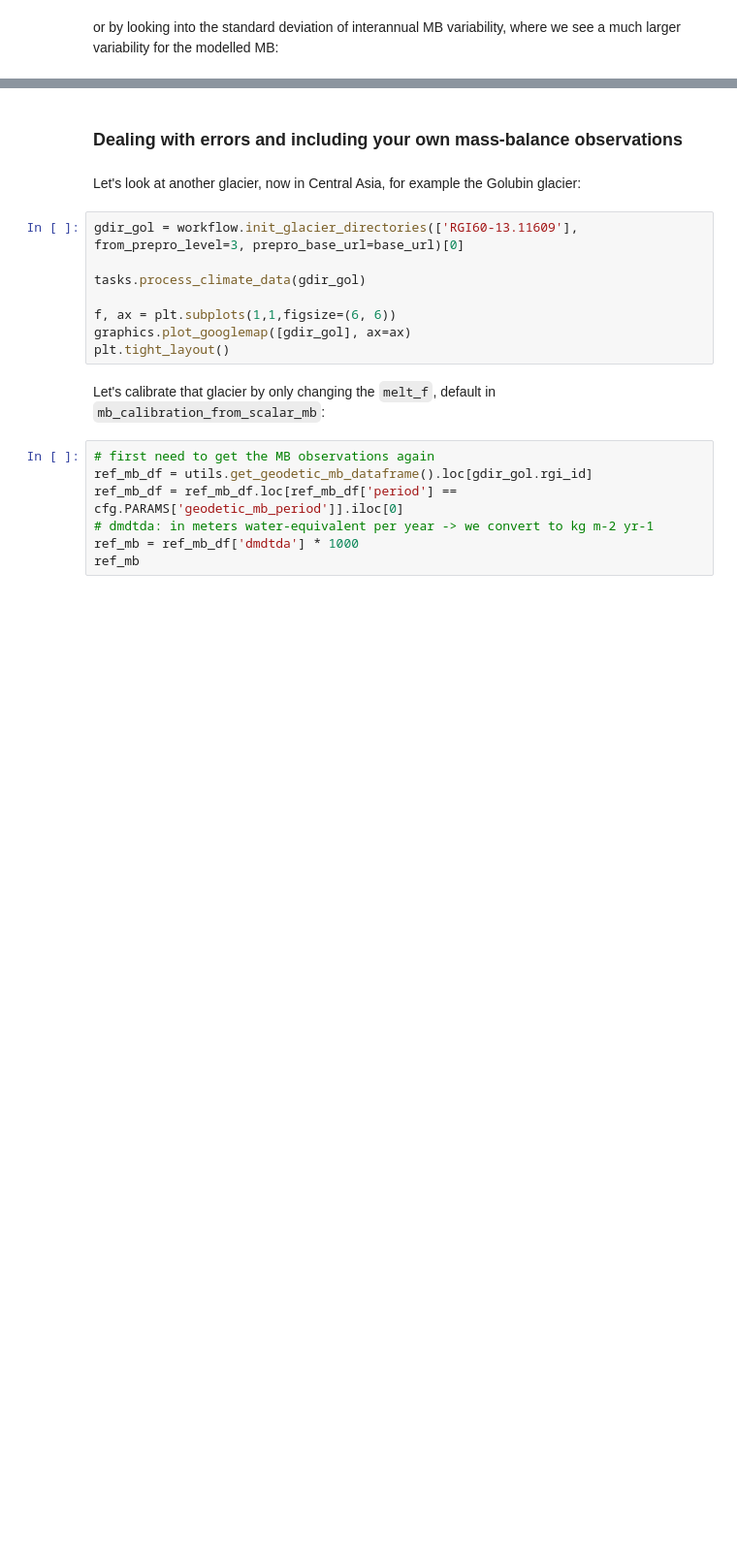
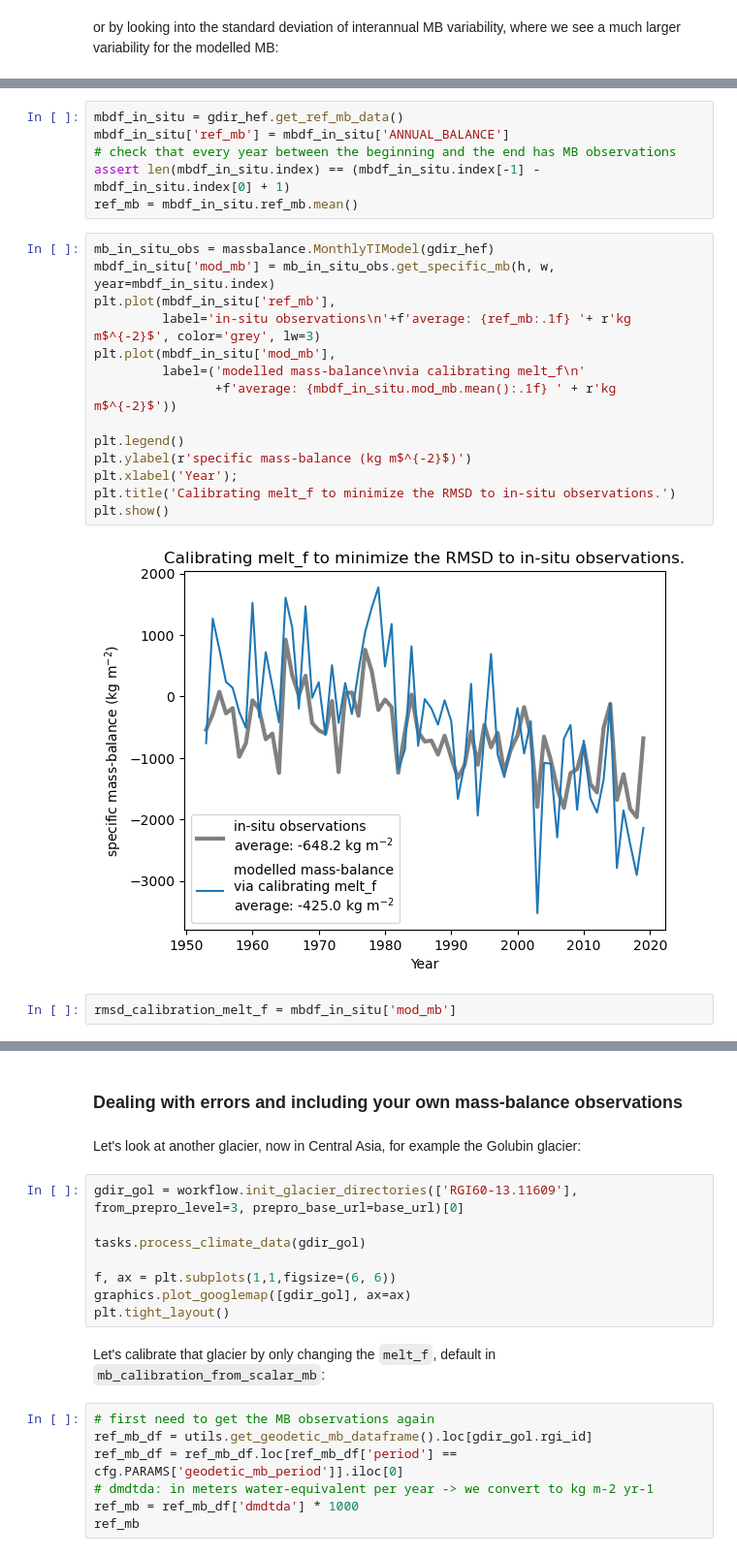
Before and after one commit to OGGM/tutorials, a Jupyter notebook: notebooks/tutorials/massbalance_calibration.ipynb, the cells around one changed output, grey strips where cells are left out. Shown at 97% size. Cells and saved outputs as stored; diff of their text form; blank space fills up the shorter version.

Commit message:
Added examples and a walk through of calibrating with the RMSD loss function.

```diff
--- a/notebooks/tutorials/massbalance_calibration.ipynb
+++ b/notebooks/tutorials/massbalance_calibration.ipynb
@@ -263,0 +399,24 @@ mb_calibration_to_rmsd(gdir_hef, ref_df=mbdf_in_situ['ref_mb'], overwrite_gdir=T
+# %%
+mbdf_in_situ = gdir_hef.get_ref_mb_data()
+mbdf_in_situ['ref_mb'] = mbdf_in_situ['ANNUAL_BALANCE']
+# check that every year between the beginning and the end has MB observations
+assert len(mbdf_in_situ.index) == (mbdf_in_situ.index[-1] - mbdf_in_situ.index[0] + 1)
+ref_mb = mbdf_in_situ.ref_mb.mean()
+# %%
+mb_in_situ_obs = massbalance.MonthlyTIModel(gdir_hef)
+mbdf_in_situ['mod_mb'] = mb_in_situ_obs.get_specific_mb(h, w, year=mbdf_in_situ.index)
+plt.plot(mbdf_in_situ['ref_mb'],
+         label='in-situ observations\n'+f'average: {ref_mb:.1f} '+ r'kg m$^{-2}$', color='grey', lw=3)
+plt.plot(mbdf_in_situ['mod_mb'],
+         label=('modelled mass-balance\nvia calibrating melt_f\n'
+                +f'average: {mbdf_in_situ.mod_mb.mean():.1f} ' + r'kg m$^{-2}$'))
+
+plt.legend()
+plt.ylabel(r'specific mass-balance (kg m$^{-2}$)')
+plt.xlabel('Year');
+plt.title('Calibrating melt_f to minimize the RMSD to in-situ observations.')
+plt.show()
+# %% [output]
+[figure, added]
+# %%
+rmsd_calibration_melt_f = mbdf_in_situ['mod_mb']
```
Also changed, not shown: parts of 35 cells of this notebook.
